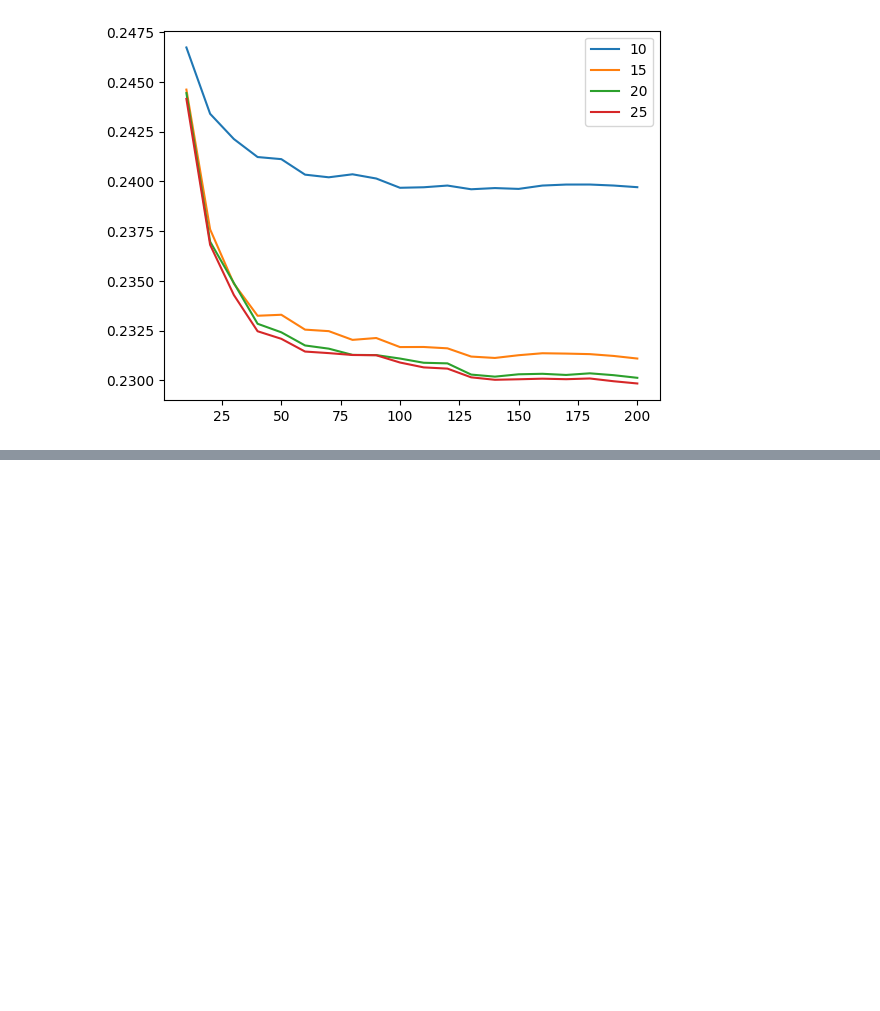
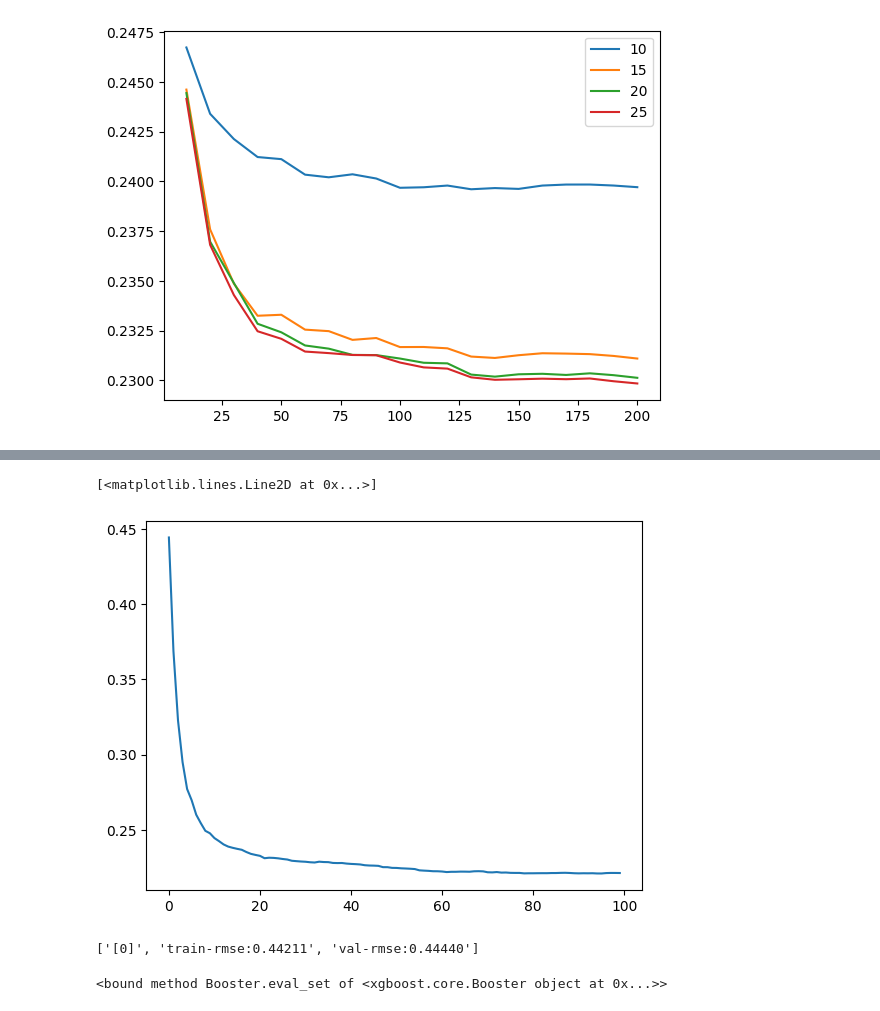
Before and after one commit to el-grudge/mleng-zoomcamp, a Jupyter notebook: week_6/homework_6.ipynb, the cells around one changed output, grey strips where cells are left out. Cells and saved outputs as stored; diff of their text form; code cells hidden in the pictures; blank space fills up the shorter version.

Commit message:
add q6 and results when shuffled data is used

```diff
--- a/week_6/homework_6.ipynb
+++ b/week_6/homework_6.ipynb
@@ -205,0 +316,33 @@ plt.show()
+# %%
+# CREATING THE DMARTIX:
+features = dv.feature_names_
+
+regex = re.compile(r"<", re.IGNORECASE)
+features = [regex.sub("_", col) if any(x in str(col) for x in set(('[', ']', '<'))) else col for col in features]
+
+dtrain = xgb.DMatrix(X_train, label=y_train, feature_names=features)
+dval = xgb.DMatrix(X_val, label=y_val, feature_names=features)
+# %%
+# INITIALIZATION:
+watchlist = [(dtrain, 'train'), (dval, 'val')]
+scores = {}
+iters = list(np.arange(0,100))
+
+# TRAIN AND SAVE RESULTS
+for eta in [0.3, 0.1]:
+    xgb_params = {
+        'eta': 0.3,
+        'max_depth': 6,
+        'min_child_weight': 1,
+
+        'objective': 'reg:squarederror',
+        'nthread': 8,
+
+        'seed': 1,
+        'verbosity': 1,
+        }
+
+    evals_result = {}
+    model = xgb.train(xgb_params, dtrain, num_boost_round=100,
+                  verbose_eval=5, evals=watchlist, evals_result=evals_result)
+    scores[eta] = evals_result['val']['rmse']
@@ -205,0 +400,25 @@ plt.show()
+# %%
+evals_result['val']['rmse']
+# plt.plot(np.arange(0,len(evals_result['val']['rmse']), evals_result['val']['rmse']))
+plt.plot(
+    list(np.arange(0, len(evals_result['val']['rmse']))),
+)
+# %% [output]
+[<matplotlib.lines.Line2D at 0x...>]
+[figure, added]
+# %%
+# for line in output.stdout.strip().split('\n'):
+#     it_line, train_line, val_line = line.split('\t')
+#
+#     it = int(it_line.strip('[]'))
+#     train = float(train_line.split(':')[1])
+#     val = float(val_line.split(':')[1])
+#
+#     results.append((it, train, val))
+output.stdout.strip().split('\n')[0].split('\t')
+# %% [output]
+['[0]', 'train-rmse:0.44211', 'val-rmse:0.44440']
+# %%
+model.eval_set
+# %% [output]
+<bound method Booster.eval_set of <xgboost.core.Booster object at 0x...>>
```
Also changed, not shown: parts of 16 cells of this notebook, 2 other files.
